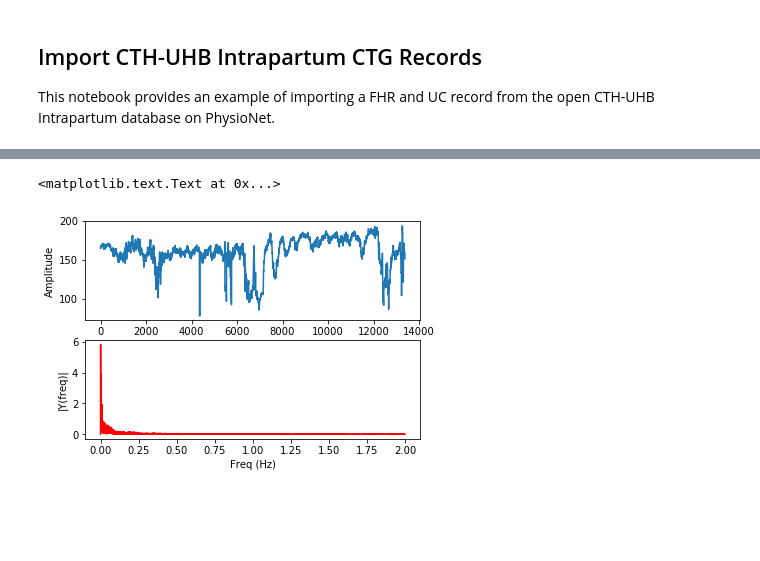
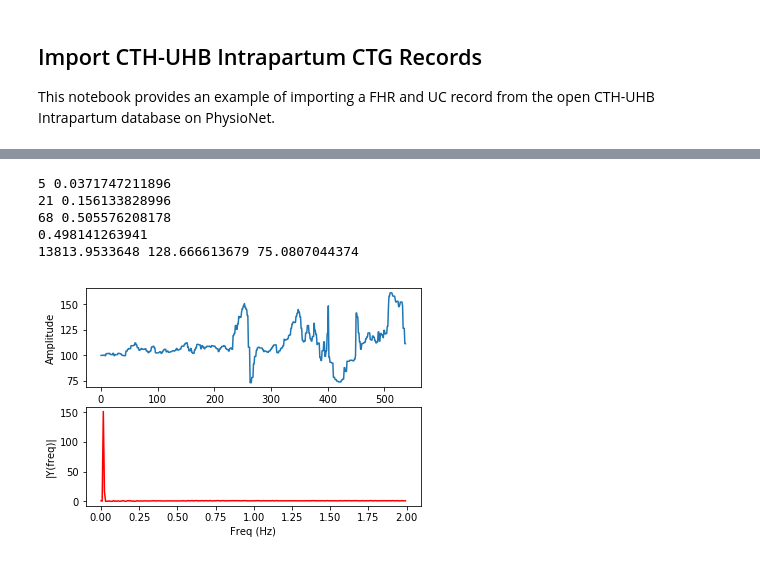
Before and after one commit to ahmedhumza94/fetal_heart_rate, a Jupyter notebook: Import Fetal Heart Rate Records.ipynb, the cells around one changed output, grey strips where cells are left out. Cells and saved outputs as stored; diff of their text form; code cells hidden in the pictures; blank space fills up the shorter version.

```diff
--- a/Import Fetal Heart Rate Records.ipynb
+++ b/Import Fetal Heart Rate Records.ipynb
@@ -25,7 +25,7 @@ wfdb.dldatabase('ctu-uhb-ctgdb', '/Users/humza/Google Drive/nanodegree/machine-l
 path = '/Users/humza/Google Drive/nanodegree/machine-learning-master/projects/capstone/fetal_heart_rate/RawData'
 # %%
 #Create a record object by reading one subjects data
-record = wfdb.rdsamp(path + '/1017', sampfrom=0, sampto=None, channels=None,
+record = wfdb.rdsamp(path + '/1033', sampfrom=0, sampto=None, channels=None,
                 physical=True, pbdir = None, m2s=True)
 # %%
 #Use wfdb library to plot records
@@ -123,23 +174,43 @@ Stage 2 Compressed Signal Mean: 116.73 and HRV: 20.38
 # %%
 Fs = record.fs  # sampling rate
 Ts = 1.0/Fs # sampling interval
-n = len(Stage1SigComp) # length of the signal
+n = len(Stage2SigComp) # length of the signal
 t = np.arange(0,n) # time vector
 k = np.arange(n)
 T = n/Fs
 frq = k/T # two sides frequency range
 frq = frq[range(int(n/2))] # one side frequency range
-Y = np.fft.fft(Stage1SigComp-Stage1FHRMean)/n # fft computing and normalization
+Y = np.fft.fft(Stage2SigComp-Stage2FHRMean)/n # fft computing and normalization
 Y = Y[range(int(n/2))]
 fig, ax = plt.subplots(2, 1)
-ax[0].plot(t,Stage1SigComp)
+ax[0].plot(t,Stage2SigComp)
 ax[0].set_xlabel('Time')
 ax[0].set_ylabel('Amplitude')
-ax[1].plot(frq,abs(Y),'r') # plotting the spectrum
+ax[1].plot(frq,abs(np.power(Y,Y)),'r') # plotting the spectrum
 ax[1].set_xlabel('Freq (Hz)')
 ax[1].set_ylabel('|Y(freq)|')
 
 #plt.plot(frq,Y)
+
+VLFindex = np.argmax(frq>=0.03)
+print(VLFindex,frq[VLFindex])
+EnVLF = np.sum(P[0:VLFindex])
+
+LFindex = np.argmax(frq>=0.15)
+print(LFindex, frq[LFindex])
+EnLF = np.sum(P[VLFindex:LFindex])
+
+#HFindex = len(frq)
+HFindex = np.argmax(frq>=0.5)
+print(HFindex,frq[HFindex])
+EnHF = np.sum(P[LFindex:HFindex])
+
+print(frq[HFindex-1])
+print(EnVLF,EnLF,EnHF)
 # %% [output]
-<matplotlib.text.Text at 0x...>
+5 0.0371747211896
+21 0.156133828996
+68 0.505576208178
+0.498141263941
+13813.9533648 128.666613679 75.0807044374
-[figure, old version]
+[figure, new version]
```
Also changed, not shown: parts of 8 cells of this notebook.
